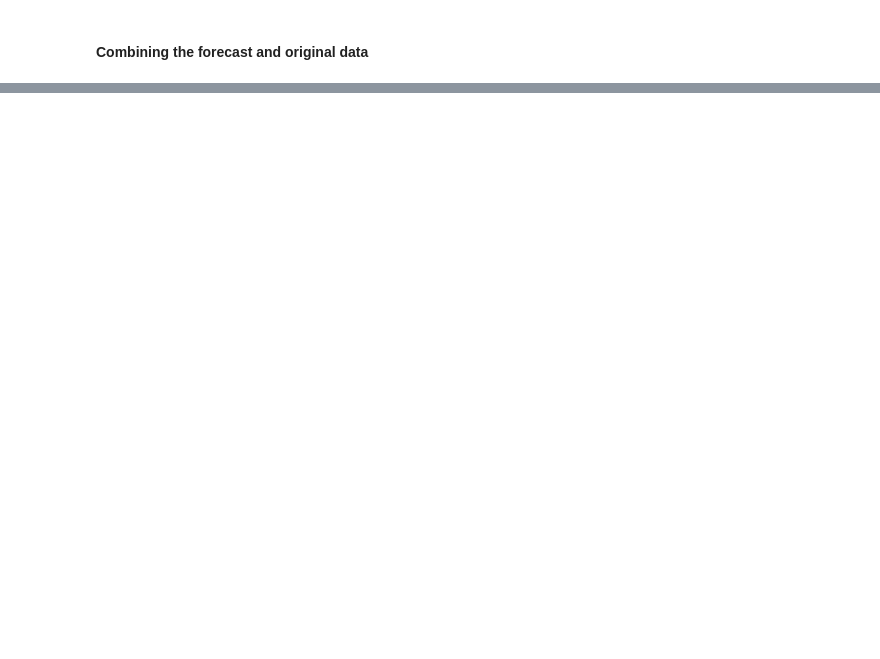
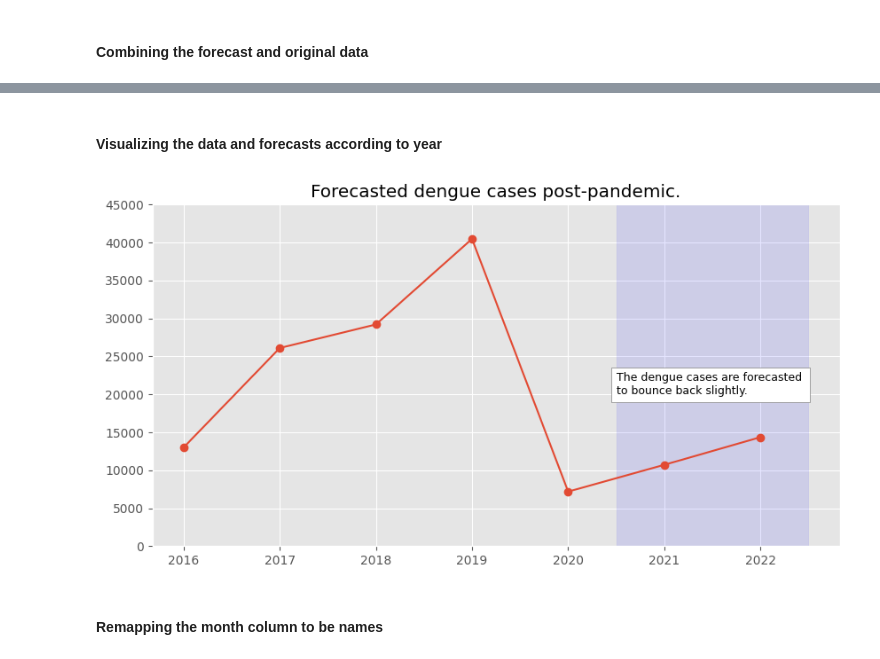
Before and after one commit to boredanalyst/Forecasting-Dengue-Cases-in-the-Philippines, a Jupyter notebook: forecasting-dengue-cases-in-the-philippines.ipynb, the cells around one changed output, grey strips where cells are left out. Saved outputs shown, nothing was run; the diff lists cells and outputs as text; code cells hidden in the pictures; blank space fills up the shorter version.

Commit message:
From Kaggle | Improved the data cleaning and finalized the forecasts

```diff
--- a/forecasting-dengue-cases-in-the-philippines.ipynb
+++ b/forecasting-dengue-cases-in-the-philippines.ipynb
@@ -508,0 +515,9 @@ df_all.head(5)
+# %%
+## adding the year column
+
+df_all["date"] = pd.to_datetime(df_all["date"])
+
+df_all["year"] = df_all["date"].dt.year
+df_all["month"] = df_all["date"].dt.month
+
+df_all.head(5)
@@ -508,0 +531,45 @@ df_all.head(5)
+# %% [markdown]
+#### Visualizing the data and forecasts according to year ####
+# %%
+viz_df = df_all.groupby("year")["dengue_cases"].sum()
+viz_df = viz_df.reset_index()
+
+## axes
+
+viz_df_x = viz_df["year"]
+viz_df_y = viz_df["dengue_cases"]
+
+plt.figure(figsize=(10,5))
+plt.plot(
+    viz_df_x,
+    viz_df_y,
+    marker="o"
+)
+
+## annotate
+
+plt.title("Forecasted dengue cases post-pandemic.")
+plt.ylim(0,45_000)
+plt.fill_between(
+    (2020.5, 2022.5),
+    45_000,
+    color="blue",
+    alpha=0.1
+)
+
+plt.text(
+    2020.5, 20_000,
+    "The dengue cases are forecasted \nto bounce back slightly.",
+    size=9,
+    bbox=dict(
+        facecolor="white",
+        edgecolor="gray"
+    )
+)
+
+
+plt.show()
+# %% [output]
+[figure, added]
+# %% [markdown]
+#### Remapping the month column to be names ####
```
Also changed, not shown: parts of 9 cells of this notebook.
